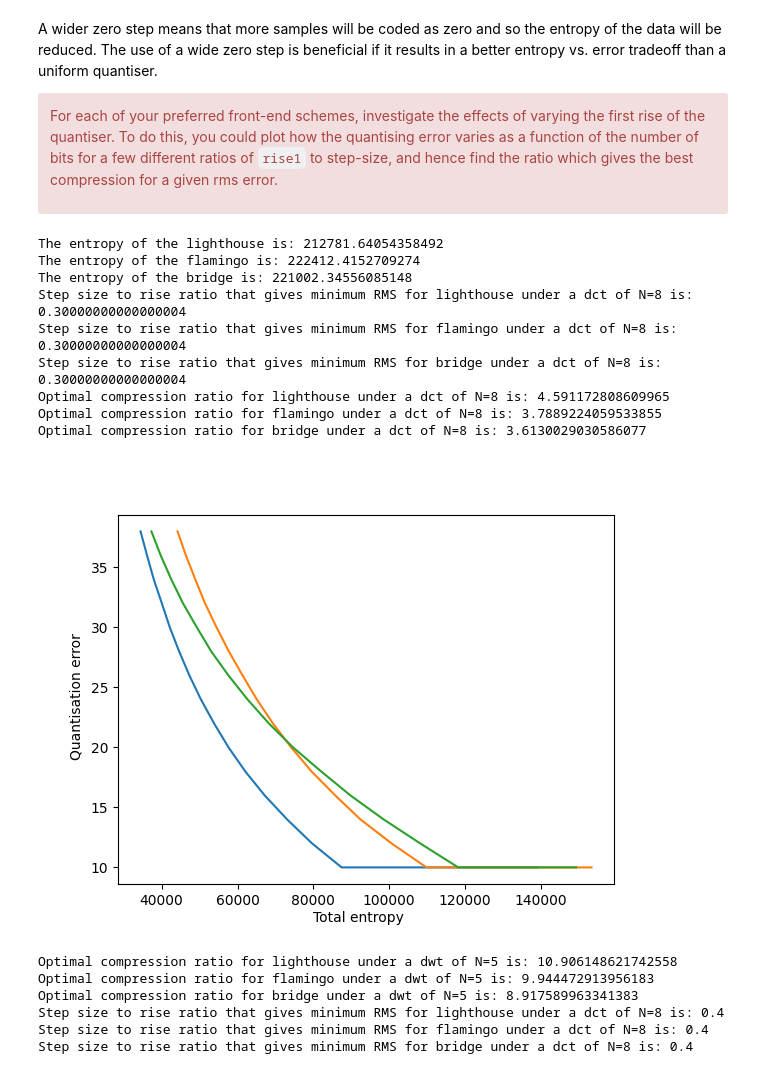
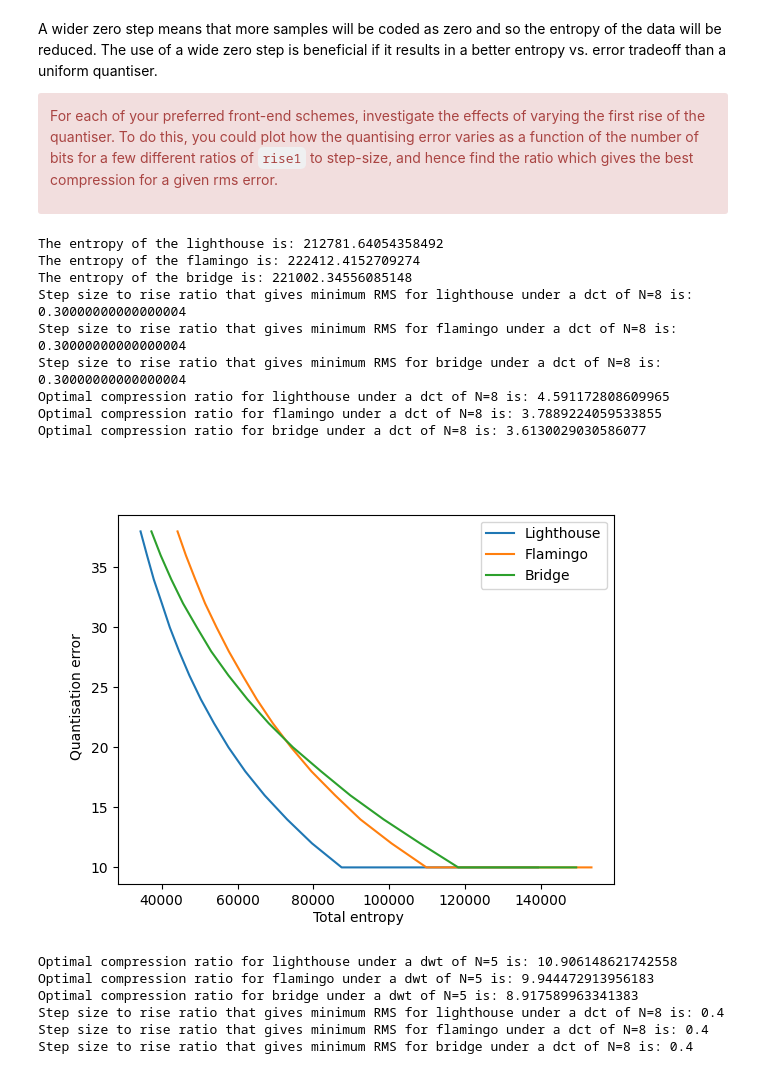
Before and after one commit to mas302/cued_sf2_lab, a Jupyter notebook: 10-11-selection-centre-clipped.ipynb, the cells around one changed output. Drawn from its saved outputs; the diff is of its cells as text; code cells hidden in the pictures.

```diff
--- a/10-11-selection-centre-clipped.ipynb
+++ b/10-11-selection-centre-clipped.ipynb
@@ -172,35 +172,35 @@ entropies, entropies2, entropies3 = dct_rise_entropy(lighthouse, 8, 20, flamingo
 
 
 print("Step size to rise ratio that gives minimum RMS for lighthouse under a dct of N=8 is: " + str(factors[np.argmin(std1)]))
 print("Step size to rise ratio that gives minimum RMS for flamingo under a dct of N=8 is: " + str(factors[np.argmin(std2)]))
 print("Step size to rise ratio that gives minimum RMS for bridge under a dct of N=8 is: " + str(factors[np.argmin(std3)]))
 
 
 print("Optimal compression ratio for lighthouse under a dct of N=8 is: " + str(entropy(lighthouse) / entropies[np.argmin(std1)]))
 print("Optimal compression ratio for flamingo under a dct of N=8 is: " + str(entropy(flamingo) / entropies2[np.argmin(std2)]))
 print("Optimal compression ratio for bridge under a dct of N=8 is: " + str(entropy(bridge) / entropies3[np.argmin(std3)]))
 
 fig, ax1 = plt.subplots(1)
 ax1.plot(entropies, errors, label='Lighthouse')
 ax1.plot(entropies2, errors2, label='Flamingo')
 ax1.plot(entropies3, errors3, label='Bridge')
 
 fig.text(0.5, 0.04, 'Total entropy', ha='center', va='center')
 fig.text(0.06, 0.5, 'Quantisation error', ha='center', va='center', rotation='vertical')
 
-
+plt.legend()
 plt.show()
 # %% [output]
 The entropy of the lighthouse is: 212781.64054358492
 The entropy of the flamingo is: 222412.4152709274
 The entropy of the bridge is: 221002.34556085148
 Step size to rise ratio that gives minimum RMS for lighthouse under a dct of N=8 is: 0.30000000000000004
 Step size to rise ratio that gives minimum RMS for flamingo under a dct of N=8 is: 0.30000000000000004
 Step size to rise ratio that gives minimum RMS for bridge under a dct of N=8 is: 0.30000000000000004
 Optimal compression ratio for lighthouse under a dct of N=8 is: 4.591172808609965
 Optimal compression ratio for flamingo under a dct of N=8 is: 3.7889224059533855
 Optimal compression ratio for bridge under a dct of N=8 is: 3.6130029030586077
-[figure, old version]
+[figure, new version]
 # %%
 
 def dwt_rise_error(image1, step, image2=None, image3=None):
```
Also changed, not shown: parts of 1 cell of this notebook, 1 other file.
